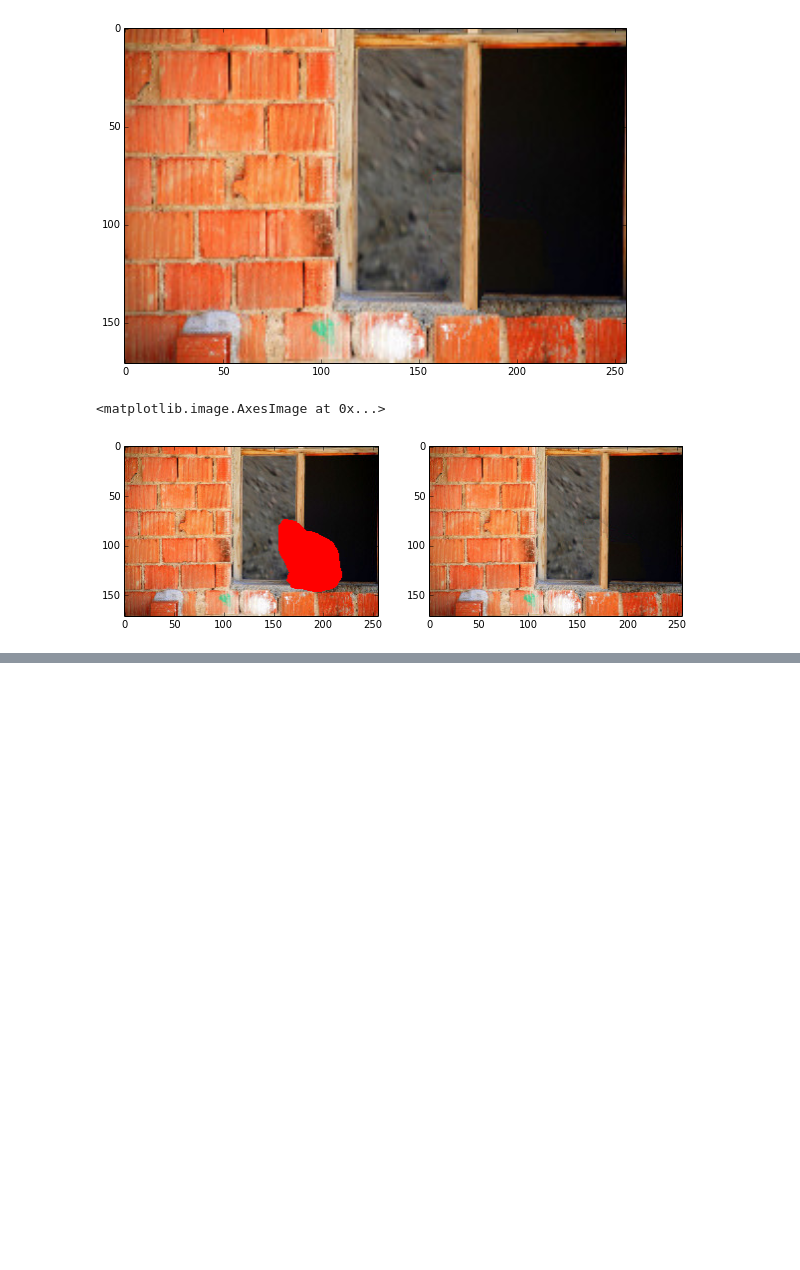
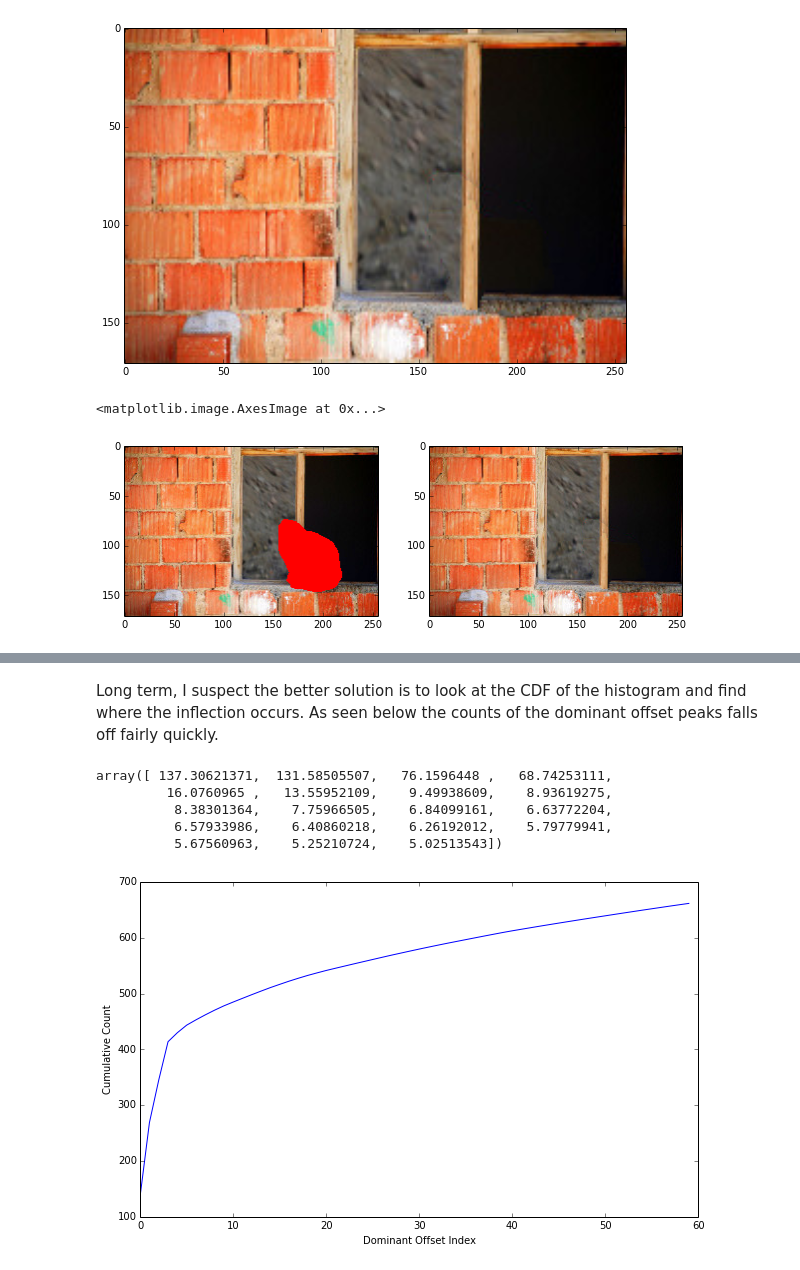
Before and after one commit to bachase/inpaint, a Jupyter notebook: pyinpaint.ipynb, the cells around one changed output, grey strips where cells are left out. Drawn from its saved outputs; the diff is of its cells as text; code cells hidden in the pictures; blank space fills up the shorter version.

```diff
--- a/pyinpaint.ipynb
+++ b/pyinpaint.ipynb
@@ -62,20 +73,21 @@ For now, all the distances will just be sum over squares of all matrix elements.
 rows = known.shape[0] # number of rows
 cols = known.shape[1] # number of columns
 tau = rows/15 # minimum distance between patches
-
-
-valid_patch = np.zeros((rows,cols),dtype=np.int)
+D = 8 # patch size
 
 def is_valid_patch(r,c,msk):
     ''' Returns true if patch is entirely in known region (and in image) '''
     return (r+D < rows) and (c + D < cols) and np.all(msk[r:r+8,c:c+8])
 
+# quick lookup of whether patch is valid
+valid_patch = np.zeros((rows,cols),dtype=np.int)
 for r in range(0,rows):
     for c in range(0,cols):
         valid_patch[r,c] = is_valid_patch(r,c,knownMask)
 
 @jit
 def patch_overlap_fast(im, r1,c1,r2,c2):
+    ''' Sum of squares distance over patch pixels '''
     channels = im.shape[2]
     res = 0.
     for dr in range(0,8):
@@ -87,7 +99,7 @@ def patch_overlap_fast(im, r1,c1,r2,c2):
 
 @jit
 def min_offset_fast(r,c,tau,im,msk):
-    # find the offset of most similar patch at least tau away on pixel space
+    ''' Find the offset of most similar patch at least tau away on pixel space '''
     rows = im.shape[0]
     cols = im.shape[1]
     res = (0,0)
@@ -113,9 +125,11 @@ def min_offset_fast(r,c,tau,im,msk):
 
 @jit
 def patch_statistics(im,msk):
-    # Return offset histogram of patch overlaps
-    # im : RGB image
-    # msk : boolean mapping where msk[r][c] means that patch is valid/known
+    '''
+    Return offset histogram of patch overlaps
+    im : RGB image
+    msk : boolean mapping where msk[r][c] means that patch is valid/known
+    '''
     rows = im.shape[0]
     cols = im.shape[1]
     res = np.zeros((rows*2-1,cols*2-1))
@@ -126,6 +140,10 @@ def patch_statistics(im,msk):
                 res[s[0]+rows-1,s[1]+cols-1] += 1
     return res
 # %%
-#offsets = patch_statistics(known, valid_patch)
-#np.savez("cat_offsets.npz",offsets = offsets)
-offsets = np.load("cat_offsets.npz")["offsets"]
+# Since patch_statistics is slow, cache the results on the first run
+first_run = False
+if(first_run):
+    raw_offsets = patch_statistics(known, valid_patch)
+    np.savez("cat_offsets.npz",offsets = offsets)
+else:
+    raw_offsets = np.load("cat_offsets.npz")["offsets"]
@@ -270,0 +293,15 @@ Need to rollback cost functor . . then just kill smoothed offsets < 5-10 or so.
+# %% [markdown]
+Long term, I suspect the better solution is to look at the CDF of the histogram and find where the inflection occurs.  As seen below the counts of the dominant offset peaks falls off fairly quickly.
+# %%
+offsets, counts = dominant_offsets(known,gaussian_filter(raw_offsets,sqrt(2)), K = 60)
+plot(np.cumsum(counts[1:]))
+ylabel('Cumulative Count')
+xlabel('Dominant Offset Index');
+counts[1:20]
+# %% [output]
+array([ 137.30621371,  131.58505507,   76.1596448 ,   68.74253111,
+         16.0760965 ,   13.55952109,    9.49938609,    8.93619275,
+          8.38301364,    7.75966505,    6.84099161,    6.63772204,
+          6.57933986,    6.40860218,    6.26192012,    5.79779941,
+          5.67560963,    5.25210724,    5.02513543])
+[figure, added]
```
Also changed, not shown: parts of 14 cells of this notebook.
